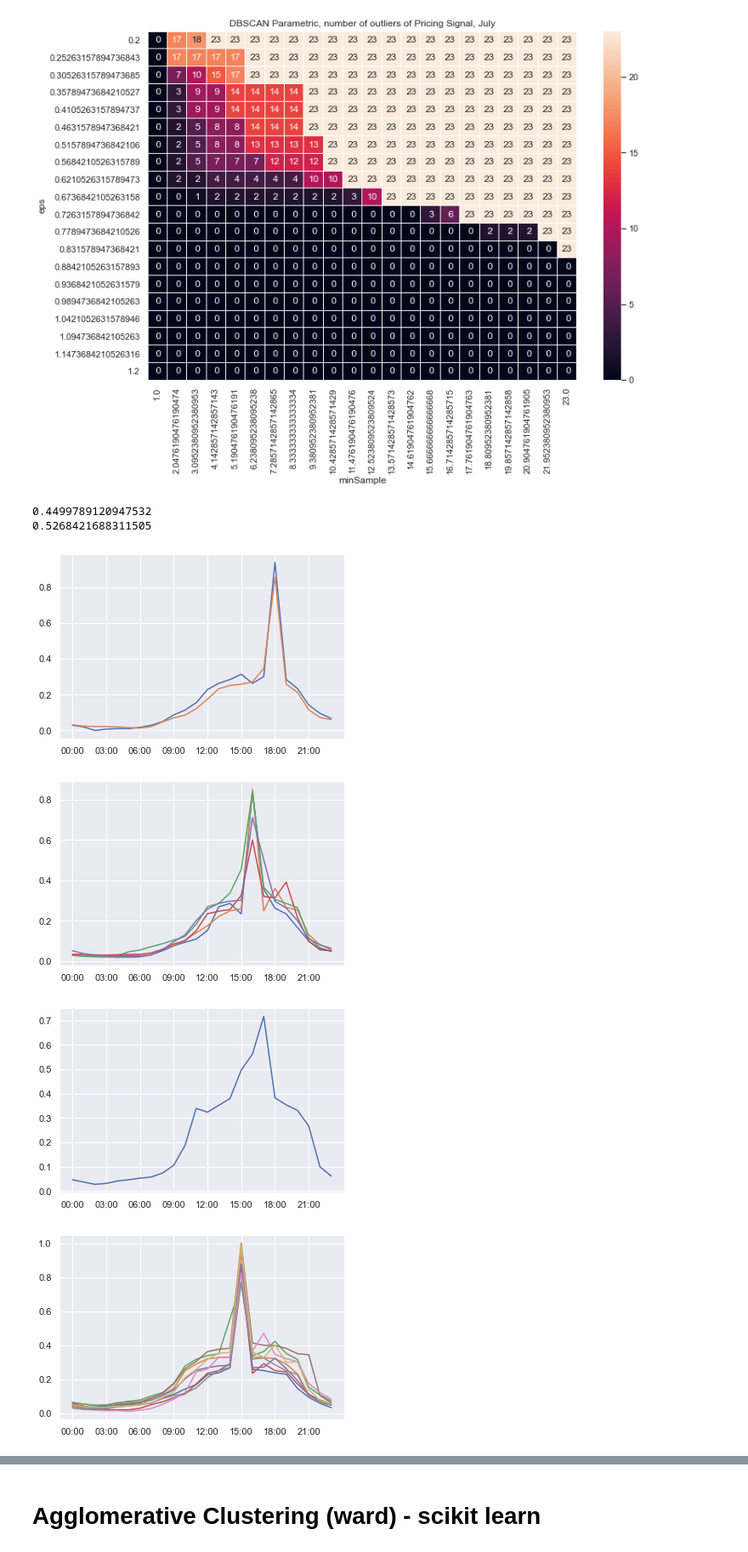
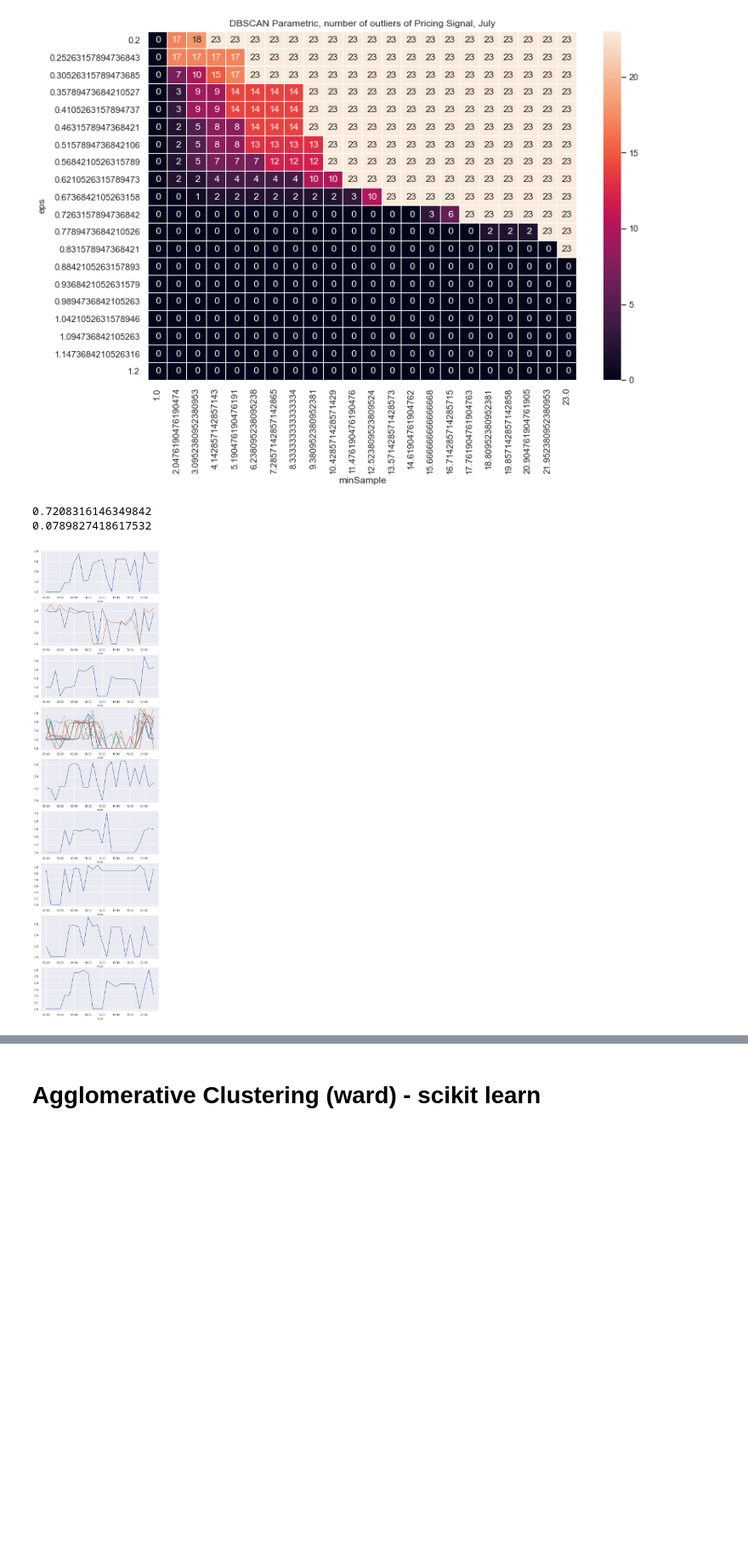
Before and after one commit to lilyli007/AE597Project, a Jupyter notebook: 021-norm-July.ipynb, the cells around one changed output, grey strips where cells are left out. Shown at 85% size. Drawn from its saved outputs; the diff is of its cells as text; code cells hidden in the pictures; blank space fills up the shorter version.

```diff
--- a/021-norm-July.ipynb
+++ b/021-norm-July.ipynb
@@ -268,35 +281,44 @@ f.savefig('July/eval_DBSCANp2.pdf', dpi=None, facecolor='w', edgecolor='w',
 # %% [output]
 [figure]
 # %%
-eps = 0.41 # here
+eps = 1.2 # here
 samples = 1
 
 dbscan = DBSCAN(eps=eps, min_samples=samples)
-clusters = dbscan.fit_predict(df_p)                                 # here
+clusters = dbscan.fit_predict(df_c)                                 # here
 core_samples_mask = np.zeros_like(dbscan.labels_, dtype=bool)
 core_samples_mask[dbscan.core_sample_indices_] = True
 labels = dbscan.labels_
 n_clusters_ = len(set(labels)) - (1 if -1 in labels else 0)
 n_noise_ = list(labels).count(-1)
-DB = davies_bouldin_score(df_p,labels)                                       # here
+DB = davies_bouldin_score(df_c,labels)                                       # here
 print(DB)
-silCof = silhouette_score(df_p, labels, metric='euclidean')                  # here
+silCof = silhouette_score(df_c, labels, metric='euclidean')                  # here
 print(silCof)
 clustertemp = pd.DataFrame(labels,columns=['ClusterNo'])
 
-temp = pd.concat([df_p.dropna().reset_index(), clustertemp], axis=1)      # here
+temp = pd.concat([df_c.dropna().reset_index(), clustertemp], axis=1)      # here
 temp2 = temp.drop(['Dates'],axis=1)
 cluster = temp2.set_index(['ClusterNo']).sort_index()
 
+# for i in range(0,n_clusters_,1):
+#     vistemp = cluster.loc[i].T
+#     fig, ax = plt.subplots(figsize=(6, 4))
+#     vistemp.plot(ax=ax, legend=False, alpha=1,xticks=np.arange(0, 86400, 10800))
+#     ax.set_xlabel(None)
+
+fig, axs = plt.subplots(n_clusters_, figsize=(8,32))
 for i in range(0,n_clusters_,1):
     vistemp = cluster.loc[i].T
-    fig, ax = plt.subplots(figsize=(6, 4))
-    vistemp.plot(ax=ax, legend=False, alpha=1,xticks=np.arange(0, 86400, 10800))
+    vistemp.plot(ax=axs[i],legend=False, alpha=1,xticks=np.arange(0, 86400, 10800))
     ax.set_xlabel(None)
+
+# Save the figure
+fig.savefig('July/result_dbscan_n9.pdf', dpi=None, facecolor='w', edgecolor='w',
+        orientation='portrait', papertype=None, format='pdf',
+        transparent=False, bbox_inches='tight', pad_inches=0.05,
+        frameon=None, metadata=None)
 # %% [output]
-0.4499789120947532
-0.5268421688311505
+0.7208316146349842
+0.0789827418617532
-[figure, old version]
+[figure, new version]
-[figure, removed]
-[figure, removed]
-[figure, removed]
```
Also changed, not shown: parts of 7 cells of this notebook.
